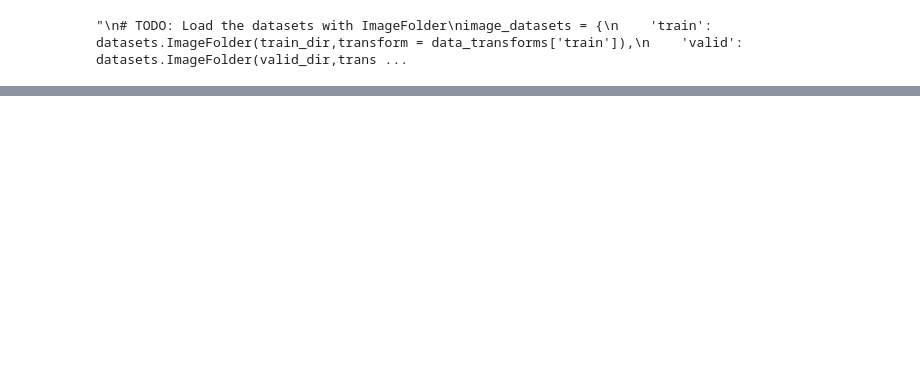
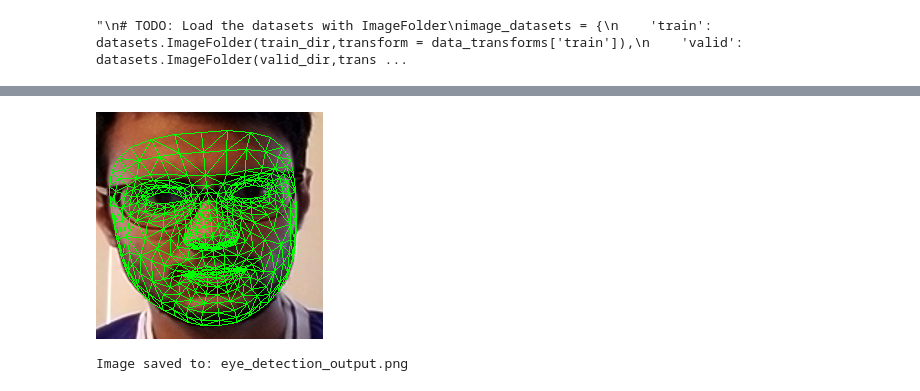
Before and after one commit to maytaurs/myML, a Jupyter notebook: driver_drowsiness.ipynb, the cells around one changed output, grey strips where cells are left out. Cells and saved outputs as stored; diff of their text form; code cells hidden in the pictures; blank space fills up the shorter version.

```diff
--- a/driver_drowsiness.ipynb
+++ b/driver_drowsiness.ipynb
@@ -345,0 +697,19 @@ for fold_idx in range(k_folds):
+# %%
+!pip install mediapipe
+
+import cv2
+import mediapipe as mp
+import matplotlib.pyplot as plt
+
+# Initialize MediaPipe Face Mesh
+mp_face_mesh = mp.solutions.face_mesh
+face_mesh = mp_face_mesh.FaceMesh(static_image_mode=True, max_num_faces=1, min_detection_confidence=0.5)
+
+# Load the image
+image_path = './Driver Drowsiness Dataset (DDD)/Non Drowsy/y0998.png'  # Replace with your image path
+img = cv2.imread(image_path)
+
+# Convert to RGB (MediaPipe expects RGB input)
+results = face_mesh.process(cv2.cvtColor(img, cv2.COLOR_BGR2RGB))
+
+#
@@ -345,0 +736,50 @@ for fold_idx in range(k_folds):
+# %%
+!pip install mediapipe opencv-python
+import cv2
+import mediapipe as mp
+from google.colab.patches import cv2_imshow  # Import cv2_imshow for Google Colab
+
+mp_drawing = mp.solutions.drawing_utils
+mp_face_mesh = mp.solutions.face_mesh
+
+# Load the image
+img = cv2.imread('Driver Drowsiness Dataset (DDD)/Non Drowsy/y0955.png')  # Replace 'photo.jpg' with your image path
+
+# Check if the image was loaded successfully
+if img is None:
+    print("Error: Could not load image. Please check the image path and file existence.")
+else:
+    # Process the image with MediaPipe Face Mesh
+    with mp_face_mesh.FaceMesh(
+        static_image_mode=True,
+        max_num_faces=1,
+        refine_landmarks=True,
+        min_detection_confidence=0.5) as face_mesh:
+
+        # Convert the image to RGB (MediaPipe expects RGB input)
+        results = face_mesh.process(cv2.cvtColor(img, cv2.COLOR_BGR2RGB))
+
+        # Check if any faces were detected
+        if results.multi_face_landmarks:
+            for face_landmarks in results.multi_face_landmarks:
+                # Draw the face mesh landmarks on the image
+                mp_drawing.draw_landmarks(
+                    image=img,
+                    landmark_list=face_landmarks,
+                    connections=mp_face_mesh.FACEMESH_TESSELATION,
+                    landmark_drawing_spec=None,
+                    connection_drawing_spec=mp_drawing.DrawingSpec(
+                        color=(0, 255, 0), thickness=1, circle_radius=1
+                    ),
+                )
+
+    # Display the image with the detected eye landmarks
+    cv2_imshow(img)  # Use cv2_imshow instead of cv2.imshow in Google Colab
+    cv2.waitKey(0)
+    cv2.destroyAllWindows()
+
+    # Save the image (optional)
+    output_path = "eye_detection_output.png"
+    cv2.imwrite(output_path, img)
+    print(f"Image saved to: {output_path}")
+# %% [output]
@@ -345,0 +803,2 @@ for fold_idx in range(k_folds):
+[figure, added]
+Image saved to: eye_detection_output.png
```
Also changed, not shown: parts of 26 cells of this notebook.
